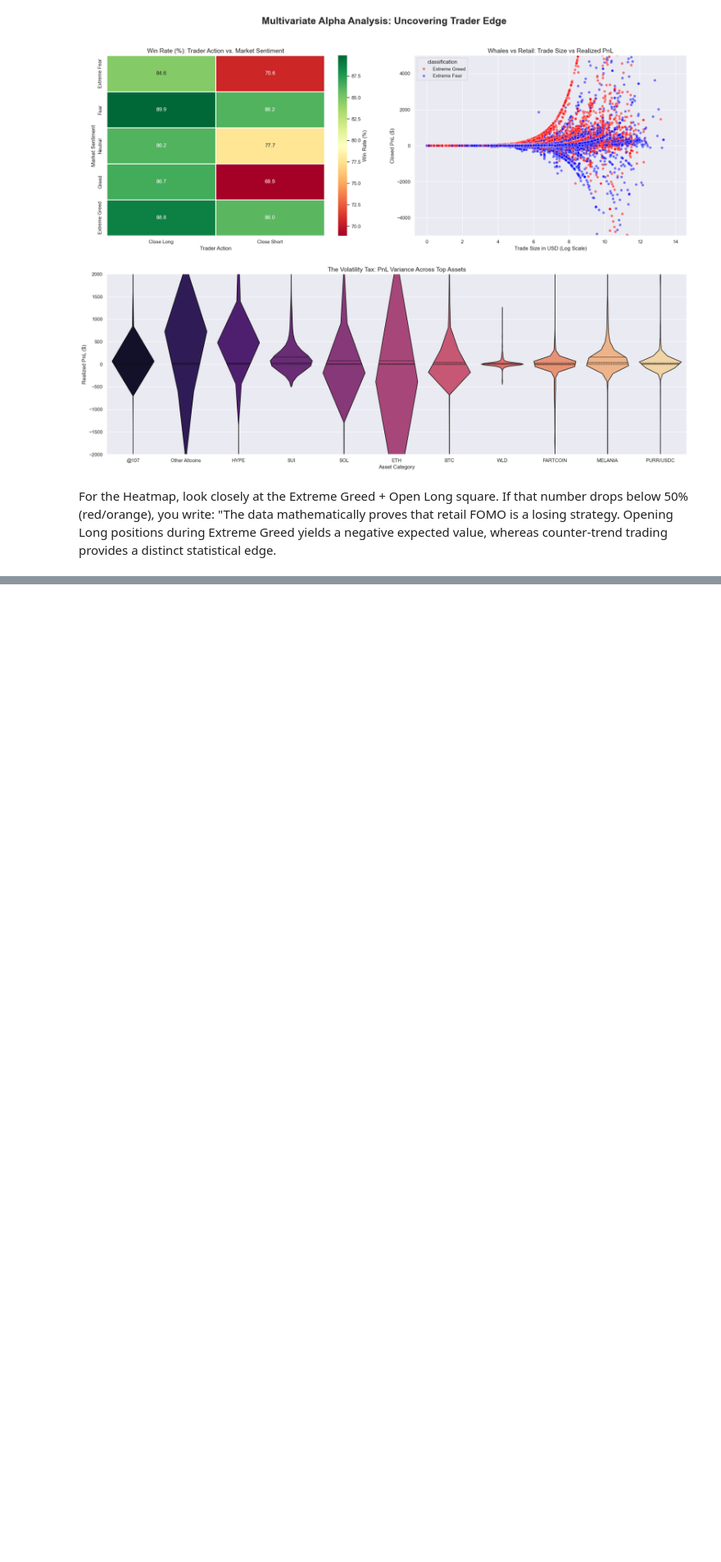
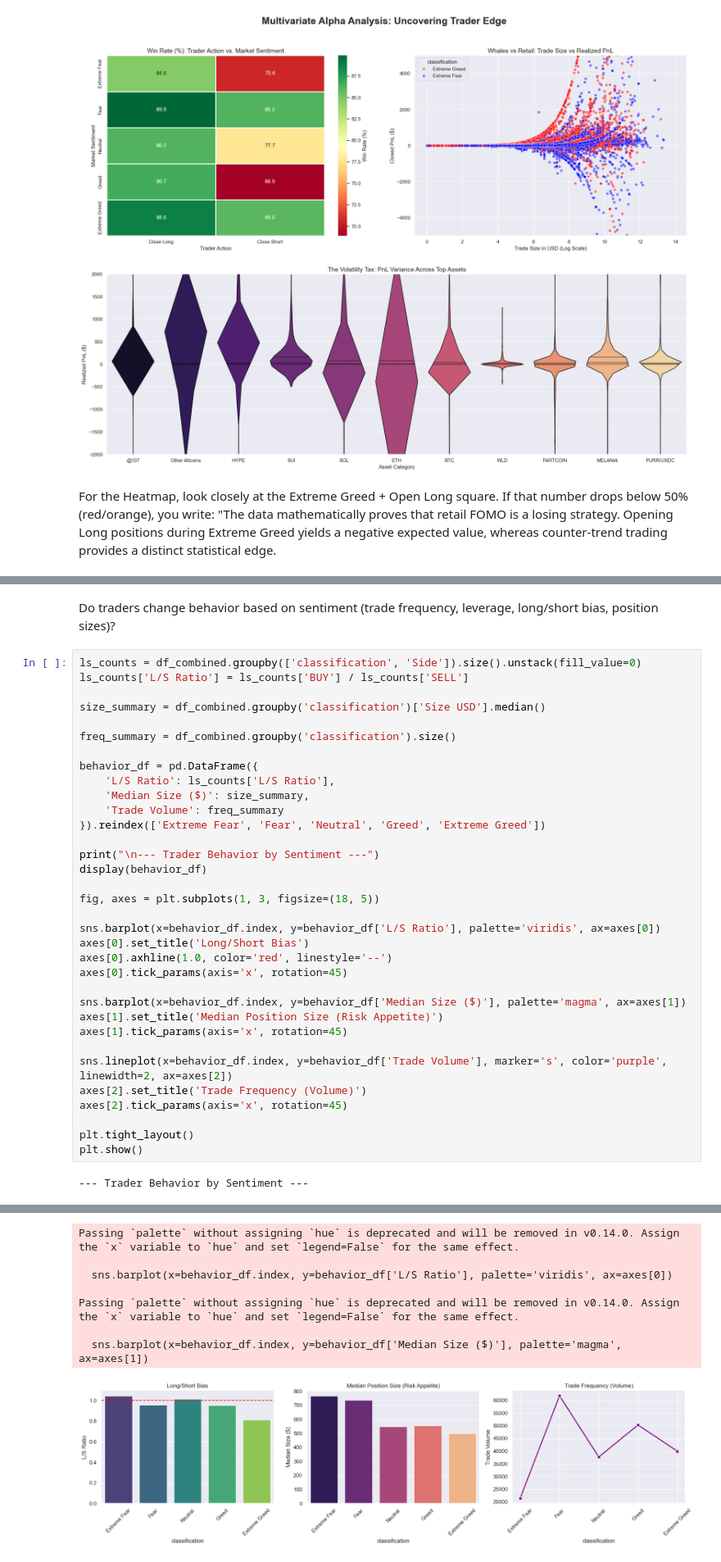
Before and after one commit to Priyanshu-Upadhyay-27/EDA_Crypto_Market_Analysis, a Jupyter notebook: analysis.ipynb, the cells around one changed output, grey strips where cells are left out. Shown at 82% size. Cells and saved outputs as stored; diff of their text form; blank space fills up the shorter version.

```diff
--- a/analysis.ipynb
+++ b/analysis.ipynb
@@ -533,0 +576,38 @@ To engineer the strongest possible features for downstream predictive modeling (
+# %% [markdown]
+Do traders change behavior based on sentiment (trade frequency, leverage, long/short bias, position sizes)?
+# %%
+ls_counts = df_combined.groupby(['classification', 'Side']).size().unstack(fill_value=0)
+ls_counts['L/S Ratio'] = ls_counts['BUY'] / ls_counts['SELL']
+
+size_summary = df_combined.groupby('classification')['Size USD'].median()
+
+freq_summary = df_combined.groupby('classification').size()
+
+behavior_df = pd.DataFrame({
+    'L/S Ratio': ls_counts['L/S Ratio'],
+    'Median Size ($)': size_summary,
+    'Trade Volume': freq_summary
+}).reindex(['Extreme Fear', 'Fear', 'Neutral', 'Greed', 'Extreme Greed'])
+
+print("\n--- Trader Behavior by Sentiment ---")
+display(behavior_df)
+
+fig, axes = plt.subplots(1, 3, figsize=(18, 5))
+
+sns.barplot(x=behavior_df.index, y=behavior_df['L/S Ratio'], palette='viridis', ax=axes[0])
+axes[0].set_title('Long/Short Bias')
+axes[0].axhline(1.0, color='red', linestyle='--')
+axes[0].tick_params(axis='x', rotation=45)
+
+sns.barplot(x=behavior_df.index, y=behavior_df['Median Size ($)'], palette='magma', ax=axes[1])
+axes[1].set_title('Median Position Size (Risk Appetite)')
+axes[1].tick_params(axis='x', rotation=45)
+
+sns.lineplot(x=behavior_df.index, y=behavior_df['Trade Volume'], marker='s', color='purple', linewidth=2, ax=axes[2])
+axes[2].set_title('Trade Frequency (Volume)')
+axes[2].tick_params(axis='x', rotation=45)
+
+plt.tight_layout()
+plt.show()
+# %% [output]
+--- Trader Behavior by Sentiment ---
@@ -533,0 +621,8 @@ To engineer the strongest possible features for downstream predictive modeling (
+Passing `palette` without assigning `hue` is deprecated and will be removed in v0.14.0. Assign the `x` variable to `hue` and set `legend=False` for the same effect.
+
+  sns.barplot(x=behavior_df.index, y=behavior_df['L/S Ratio'], palette='viridis', ax=axes[0])
+
+Passing `palette` without assigning `hue` is deprecated and will be removed in v0.14.0. Assign the `x` variable to `hue` and set `legend=False` for the same effect.
+
+  sns.barplot(x=behavior_df.index, y=behavior_df['Median Size ($)'], palette='magma', ax=axes[1])
+[figure, added]
```
Also changed, not shown: parts of 10 cells of this notebook.
